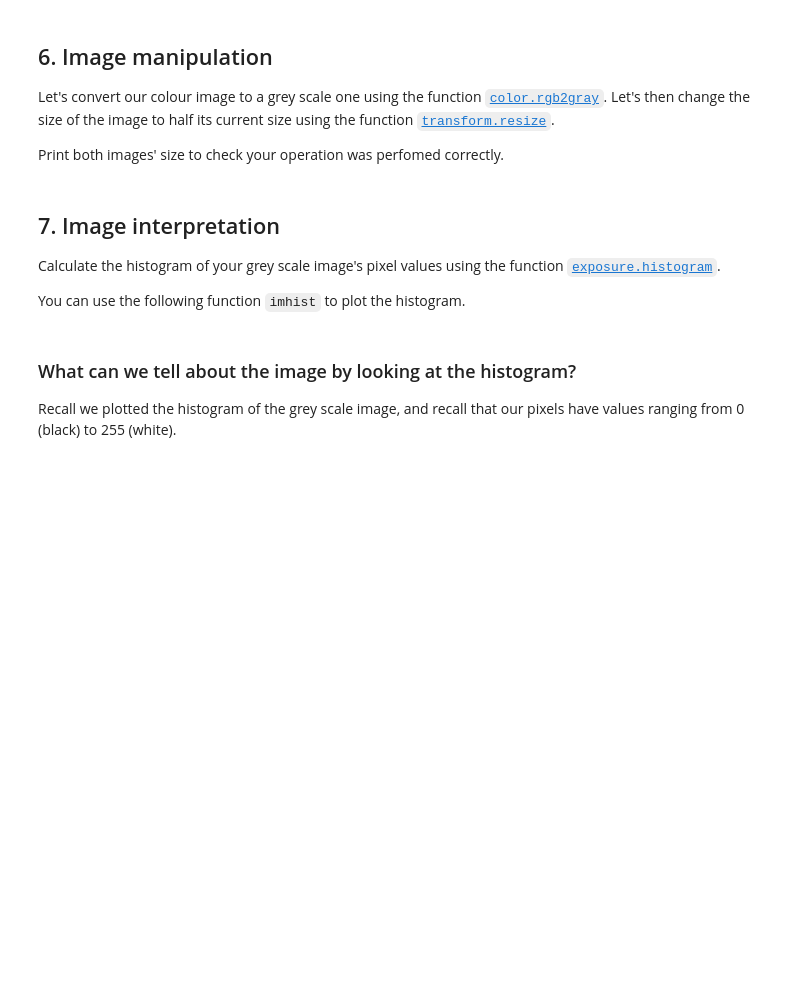
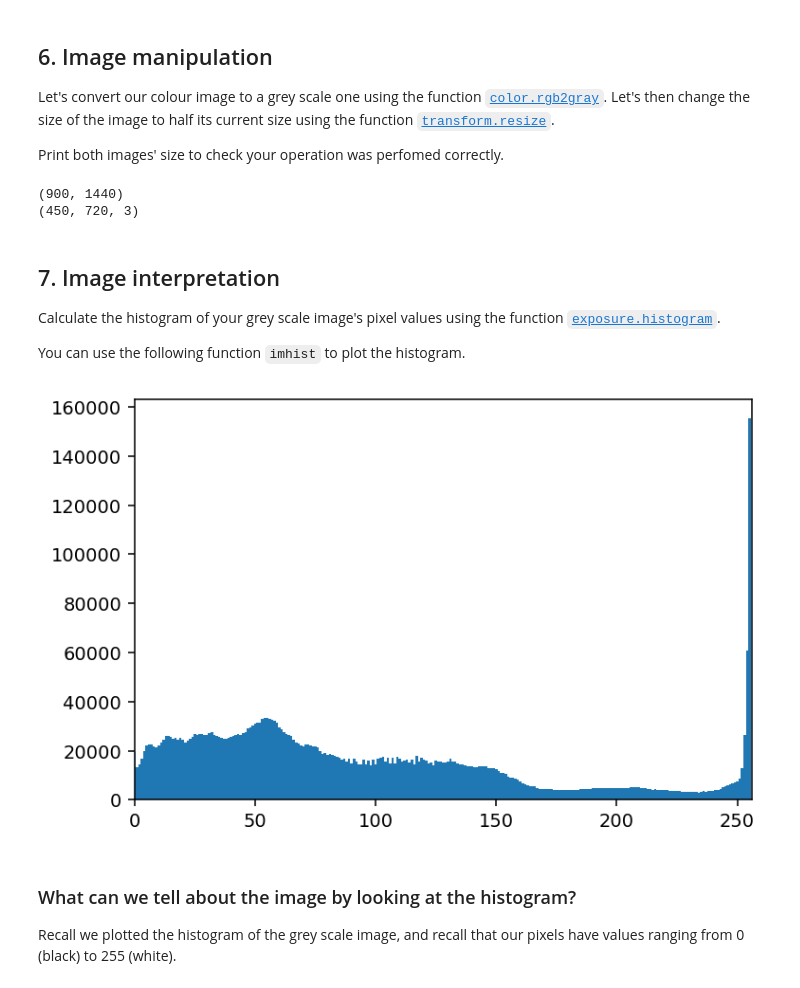
Before and after one commit to JonathanMarriott/COMS20011_2020, a Jupyter notebook: labs/lab_2/labsheet2.ipynb, the cells around one changed output. Saved outputs shown, nothing was run; the diff lists cells and outputs as text; code cells hidden in the pictures; blank space fills up the shorter version.

```diff
--- a/labs/lab_2/labsheet2.ipynb
+++ b/labs/lab_2/labsheet2.ipynb
@@ -191,6 +309,11 @@ Let's convert our colour image to a grey scale one using the function [`color.rg
 Print both images' size to check your operation was perfomed correctly.
 # %%
 # write your code here
+print(color.rgb2gray(im_flower).shape)
+print(transform.resize((im_flower),(450,720)).shape)
+# %% [output]
+(900, 1440)
+(450, 720, 3)
 # %% [markdown]
 ## 7. Image interpretation
 
@@ -200,8 +323,11 @@ You can use the following function `imhist` to plot the histogram.
 # %%
 def imhist(img_hist):
     fig, ax = plt.subplots()
     ax.bar( range(256), img_hist[0], width=1 )
     ax.set_xlim(0, 256)
+imhist(exposure.histogram(im_flower))
+# %% [output]
+[figure, added]
 # %% [markdown]
 ### What can we tell about the image by looking at the histogram?
 
```
Also changed, not shown: parts of 15 cells of this notebook, 1 other file.
